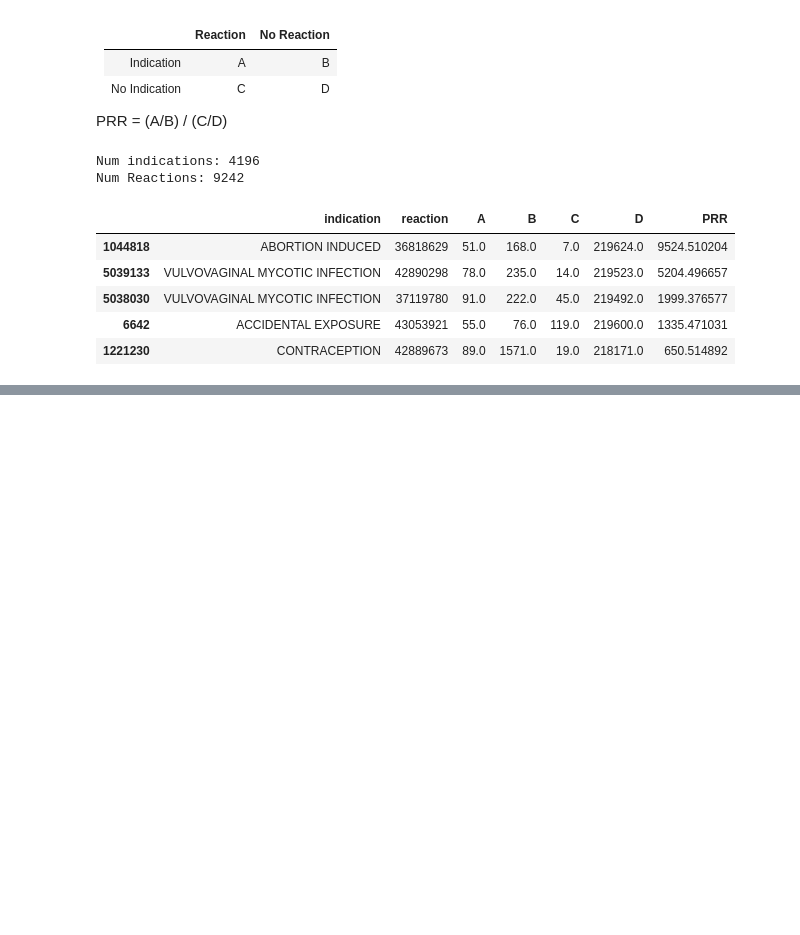
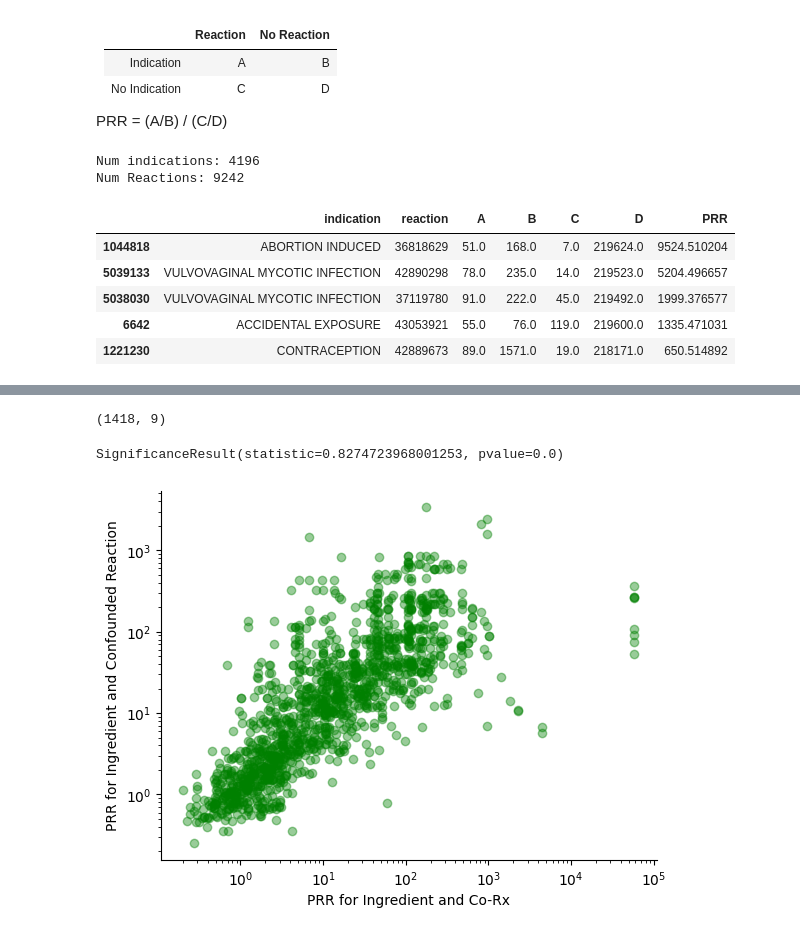
Before and after one commit to tatonetti-lab/offsides, a Jupyter notebook: notebooks/Identifying Confounders.ipynb, the cells around one changed output, grey strips where cells are left out. Cells and saved outputs as stored; diff of their text form; code cells hidden in the pictures; blank space fills up the shorter version.

```diff
--- a/notebooks/Identifying Confounders.ipynb
+++ b/notebooks/Identifying Confounders.ipynb
@@ -80,3 +96,6 @@ ordered_reactions = [key for key, index in sorted(reaction2index.items(), key=la
 
 indication2index = json.load(open(os.path.join(dataset_path, 'indication2index.json')))
 ordered_indications = [key for key, index in sorted(indication2index.items(), key=lambda item: item[1])]
+
+ingredient2index = json.load(open(os.path.join(dataset_path, 'ingredient2index.json')))
+ordered_ingredients = [key for key, index in sorted(ingredient2index.items(), key=lambda item: item[1])]
@@ -138,0 +282,26 @@ ordered_indications[113], ordered_reactions[472]
+# %%
+# build datafraem to look at confounding by co-prescription
+ing_keep = ['ingredient1',
+        'ingredient1_label',
+        'ingredient2',
+        'ingredient2_label',
+        'reaction',
+        'reaction_label',
+        'PRR_ing1_rxn',
+        'PRR_ing1_ing2',
+        'PRR_ing2_rxn']
+ing_merged = ing_rxn.merge(ing_ing,
+                            left_on=('ingredient', 'ingredient_label'),
+                            right_on=('ingredient1', 'ingredient1_label'),
+                            suffixes=('_ing1_rxn', '_ing1_ing2')
+                        )
+ing_merged = ing_merged.drop(['ingredient', 'ingredient_label'], axis=1)
+
+ing_merged = ing_merged.merge(ing_rxn,
+                                left_on=('ingredient2', 'ingredient2_label', 'reaction', 'reaction_label'),
+                                right_on=('ingredient', 'ingredient_label', 'reaction', 'reaction_label'))
+ing_merged = ing_merged.drop(['ingredient', 'ingredient_label'], axis=1)
+ing_merged.rename(columns={'PRR': 'PRR_ing2_rxn'}, inplace=True)
+ing_reduced = ing_merged[ing_keep]
+# ing_reduced[ing_reduced['reaction']=='35506628'].head()
+ing_reduced.head()
@@ -138,0 +315,18 @@ ordered_indications[113], ordered_reactions[472]
+# %%
+# we only care about whent the relationship between the co-prescription and the reaction is high
+# ing_rxn_high = ing_reduced[(ing_reduced['PRR_ing2_rxn'] < 2) & (ing_reduced['PRR_ing2_rxn'] > 0.5)]
+ing_rxn_high = ing_reduced[ing_reduced['PRR_ing2_rxn'] > 50]
+print(ing_rxn_high.shape)
+
+plt.scatter(ing_rxn_high['PRR_ing1_ing2'], ing_rxn_high['PRR_ing1_rxn'], alpha=0.4, color='green')
+plt.xscale('log')
+plt.yscale('log')
+plt.xlabel('PRR for Ingredient and Co-Rx')
+plt.ylabel('PRR for Ingredient and Confounded Reaction')
+sns.despine()
+
+sp.stats.spearmanr(ing_rxn_high['PRR_ing1_ing2'], ing_rxn_high['PRR_ing1_rxn'])
+# %% [output]
+(1418, 9)
+SignificanceResult(statistic=0.8274723968001253, pvalue=0.0)
+[figure, added]
```
Also changed, not shown: parts of 16 cells of this notebook.
